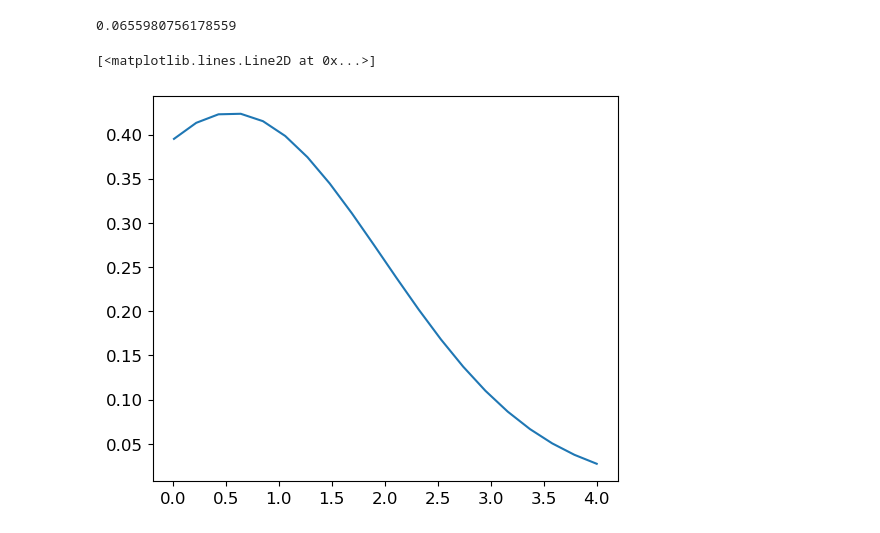
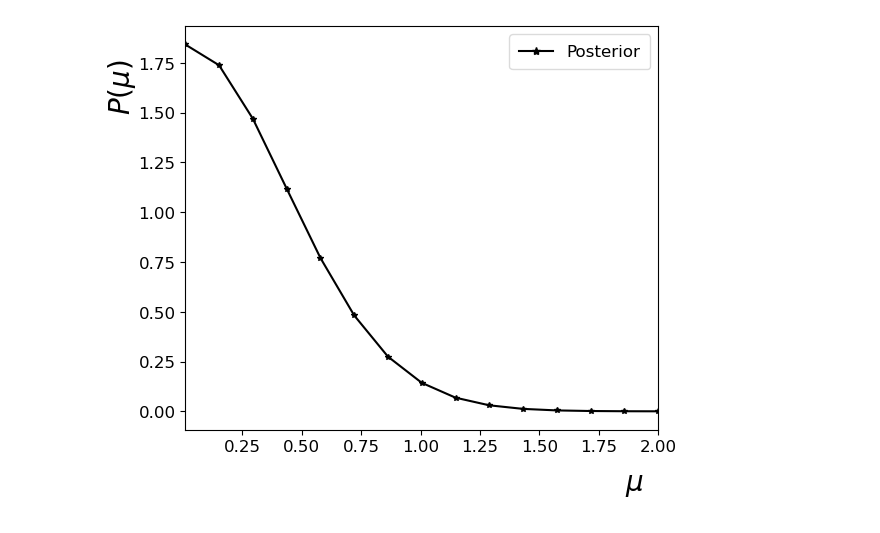
Before and after one commit to asegura4488/StatsHEP, a Jupyter notebook: Systematic/Bayesian/UpperLimitSystematic.ipynb, the cells around one changed output. Drawn from its saved outputs; the diff is of its cells as text; code cells hidden in the pictures.

```diff
--- a/Systematic/Bayesian/UpperLimitSystematic.ipynb
+++ b/Systematic/Bayesian/UpperLimitSystematic.ipynb
@@ -103,6 +107,6 @@ for i in range(len(mu)):
 # %%
 fig = plt.figure(figsize=(10,5))
-ax = fig.add_subplot(1,2,1, projection='3d', elev = 10, azim = 20)
+ax = fig.add_subplot(1,2,1, projection='3d', elev = 20, azim = 25)
 ax.plot_surface(Mu,E,Surface.T, cmap='viridis')
 
 ax.set_xlabel(r'$\mu$')
@@ -120,25 +124,48 @@ Text(0, 0.5, '$\\epsilon$')
 # %%
-# Calculando la normalizacion de la posterior
-Normalization = integrate.dblquad( JointLikelihood, 0.01, np.inf, 0.01, np.inf, args=(n,b,s) )[0]
-Normalization
+def Marginal(e,mu,n,b,s):
+
+    Like = 1.0
+
+    for c in range(N):
+        Like *= Likelihood(mu,e,n[c],b[c],s[c])
+
+    Like *= Prior(mu,e)
+
+    return Like
-# %% [output]
-0.0655980756178559
-# %%
-# Aca vamos a crear la distribución posterior
-def Marginal(e,mu,n,b,s):
-    return JointLikelihood(mu,e,n,b,s)
+# %%
+def GetPosterior(mu):
+    return integrate.quad( Marginal, 0.01, np.inf, args=(mu,n,b,s) )[0] / Normalization
 # %%
 # Ahora vamos a encontrar la distribución posterior marginal
-mu = np.linspace(0.01,4,20)
+mu = np.linspace(0.01,2,15)
 
 Posterior = np.zeros_like(mu)
 
 for i in range(len(mu)):
-    Posterior[i] = integrate.quad( Marginal, 0.01, np.inf, args=(mu[i],n,b,s) )[0] / Normalization
+    Posterior[i] = GetPosterior(mu[i])
 # %%
-plt.plot(mu,Posterior)
+fig = plt.figure()
+ax = fig.add_subplot(1,1,1)
+ax.plot(mu,Posterior,color='k',marker='*',label='Posterior')
+
+# Label X
+ax.set_xlabel(r'$\mu$')
+ax.xaxis.set_label_coords(0.95,-0.1)
+ax.set_xlim(mu[0],mu[-1])
+
+# Label Y
+ax.set_ylabel(r'$P(\mu)$')
+ax.yaxis.set_label_coords(-0.1,0.85)
+
+# Ajustar los márgenes automáticamente
+plt.tight_layout()
+
+#Legend
+ax.legend(loc='upper right',bbox_to_anchor=(1,1),ncol=1,title='')
+
+#
+plt.savefig('MarginalPosterior.pdf')
 # %% [output]
-[<matplotlib.lines.Line2D at 0x...>]
-[figure, old version]
+[figure, new version]
 # %%
 # Ahora encontrar los limites superior
```
Also changed, not shown: parts of 11 cells of this notebook, 12 other files.
